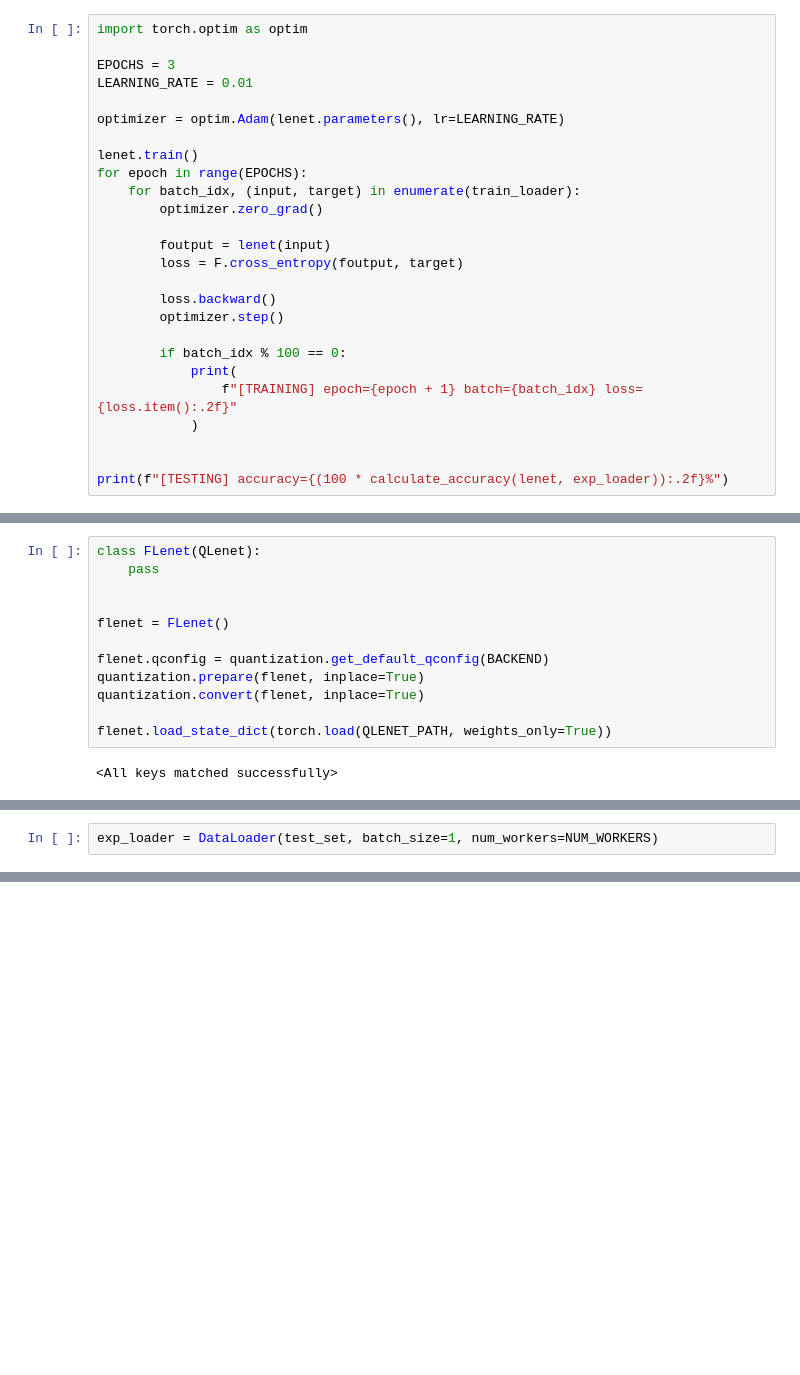
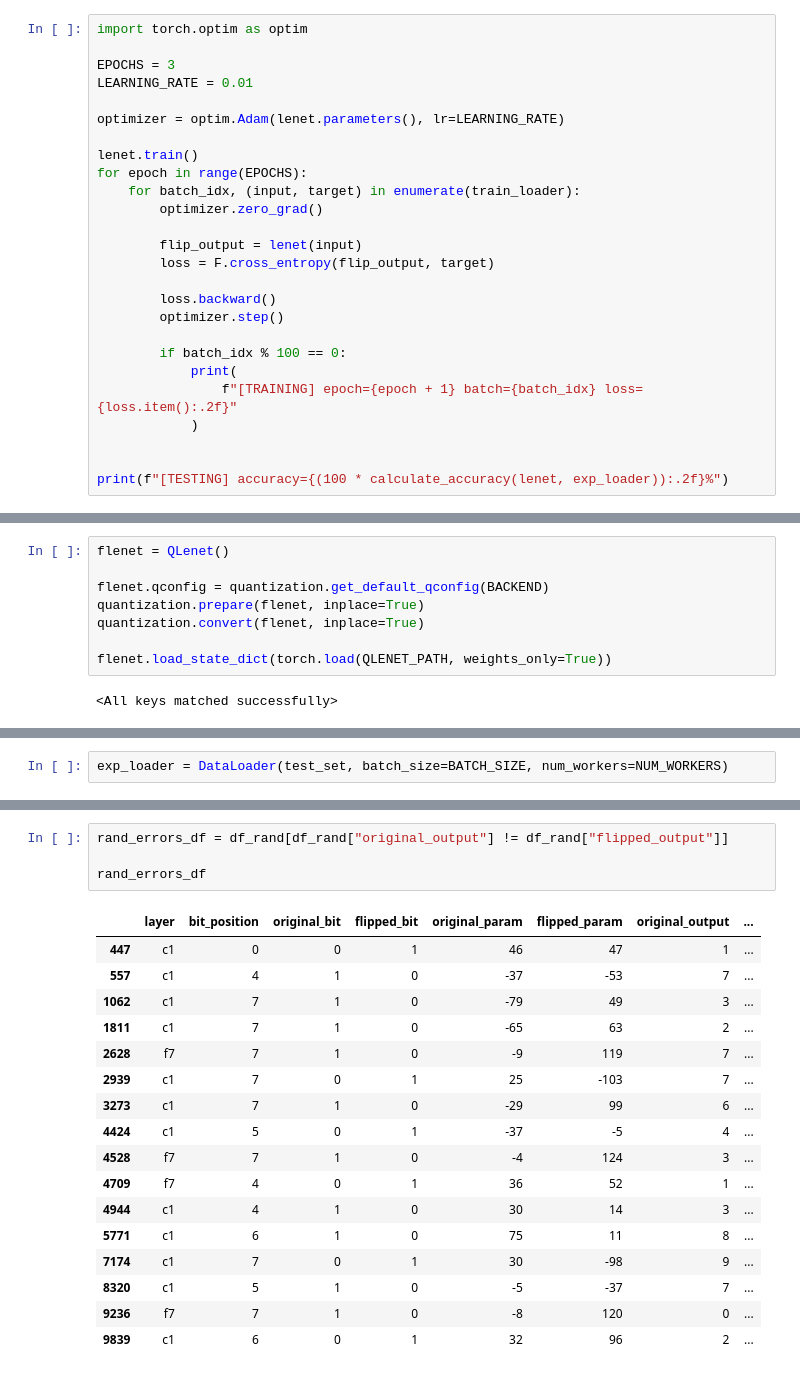
Before and after one commit to zlpkhr/lenet, a Jupyter notebook: lenet.ipynb, the cells around one changed output, grey strips where cells are left out. Cells and saved outputs as stored; diff of their text form; blank space fills up the shorter version.

```diff
--- a/lenet.ipynb
+++ b/lenet.ipynb
@@ -86,8 +105,8 @@ for epoch in range(EPOCHS):
     for batch_idx, (input, target) in enumerate(train_loader):
         optimizer.zero_grad()
 
-        foutput = lenet(input)
-        loss = F.cross_entropy(foutput, target)
+        flip_output = lenet(input)
+        loss = F.cross_entropy(flip_output, target)
 
         loss.backward()
         optimizer.step()
@@ -187,9 +216,5 @@ torch.save(qlenet.state_dict(), QLENET_PATH)
 # %%
-class FLenet(QLenet):
-    pass
-
-
-flenet = FLenet()
+flenet = QLenet()
 
 flenet.qconfig = quantization.get_default_qconfig(BACKEND)
 quantization.prepare(flenet, inplace=True)
@@ -261,2 +400,2 @@ def dequant_int8(val: int, scale: float, zero_point: int) -> float:
 # %%
-exp_loader = DataLoader(test_set, batch_size=1, num_workers=NUM_WORKERS)
+exp_loader = DataLoader(test_set, batch_size=BATCH_SIZE, num_workers=NUM_WORKERS)
@@ -331,0 +457,22 @@ df[df["bit_position"] == 8]
+# %%
+rand_errors_df = df_rand[df_rand["original_output"] != df_rand["flipped_output"]]
+
+rand_errors_df
+# %% [output]
+|  | layer | bit_position | original_bit | flipped_bit | original_param | flipped_param | original_output | ... |
+| 447 | c1 | 0 | 0 | 1 | 46 | 47 | 1 | ... |
+| 557 | c1 | 4 | 1 | 0 | -37 | -53 | 7 | ... |
+| 1062 | c1 | 7 | 1 | 0 | -79 | 49 | 3 | ... |
+| 1811 | c1 | 7 | 1 | 0 | -65 | 63 | 2 | ... |
+| 2628 | f7 | 7 | 1 | 0 | -9 | 119 | 7 | ... |
+| 2939 | c1 | 7 | 0 | 1 | 25 | -103 | 7 | ... |
+| 3273 | c1 | 7 | 1 | 0 | -29 | 99 | 6 | ... |
+| 4424 | c1 | 5 | 0 | 1 | -37 | -5 | 4 | ... |
+| 4528 | f7 | 7 | 1 | 0 | -4 | 124 | 3 | ... |
+| 4709 | f7 | 4 | 0 | 1 | 36 | 52 | 1 | ... |
+| 4944 | c1 | 4 | 1 | 0 | 30 | 14 | 3 | ... |
+| 5771 | c1 | 6 | 1 | 0 | 75 | 11 | 8 | ... |
+| 7174 | c1 | 7 | 0 | 1 | 30 | -98 | 9 | ... |
+| 8320 | c1 | 5 | 1 | 0 | -5 | -37 | 7 | ... |
+| 9236 | f7 | 7 | 1 | 0 | -8 | 120 | 0 | ... |
+| 9839 | c1 | 6 | 0 | 1 | 32 | 96 | 2 | ... |
```
Also changed, not shown: parts of 20 cells of this notebook, 4 other files.
